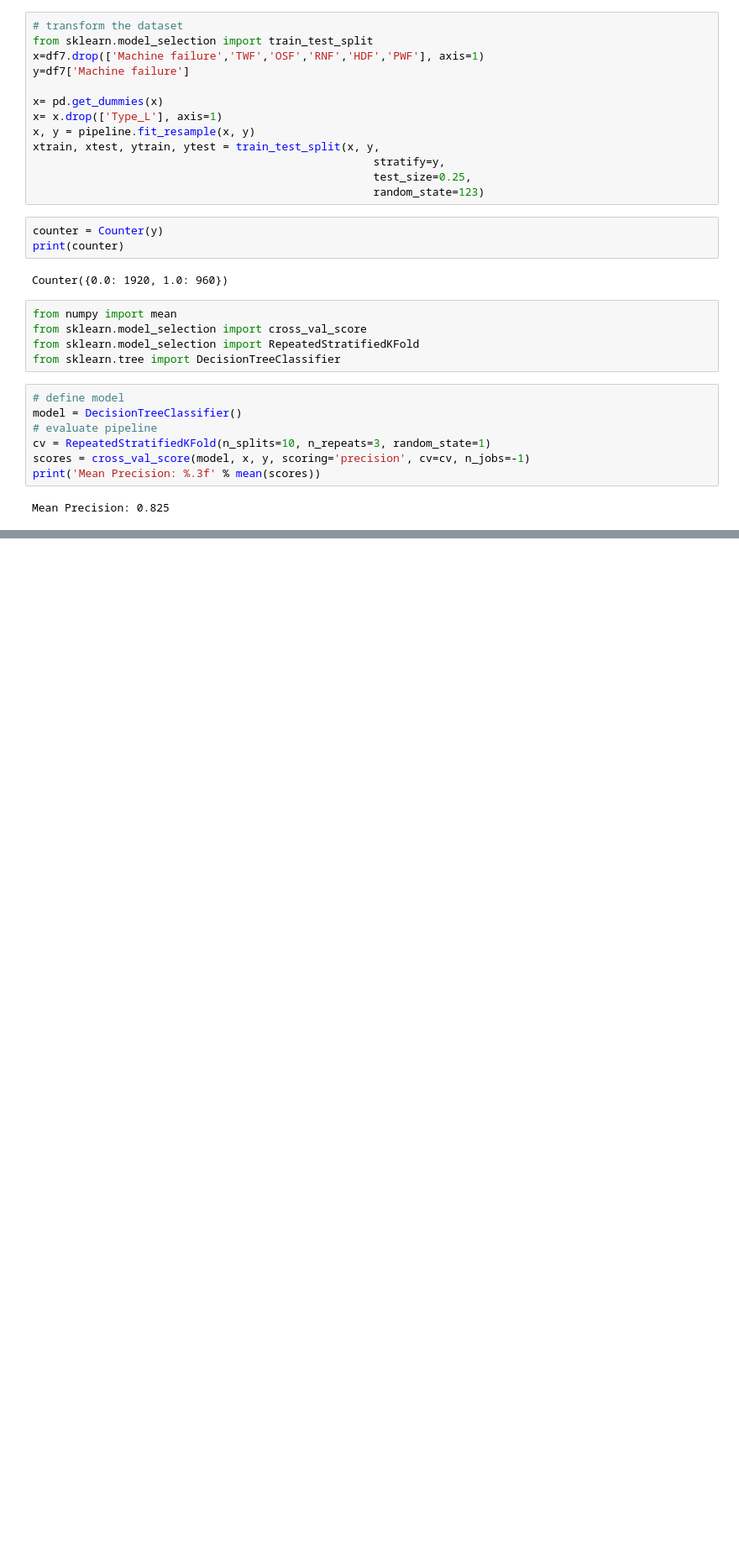
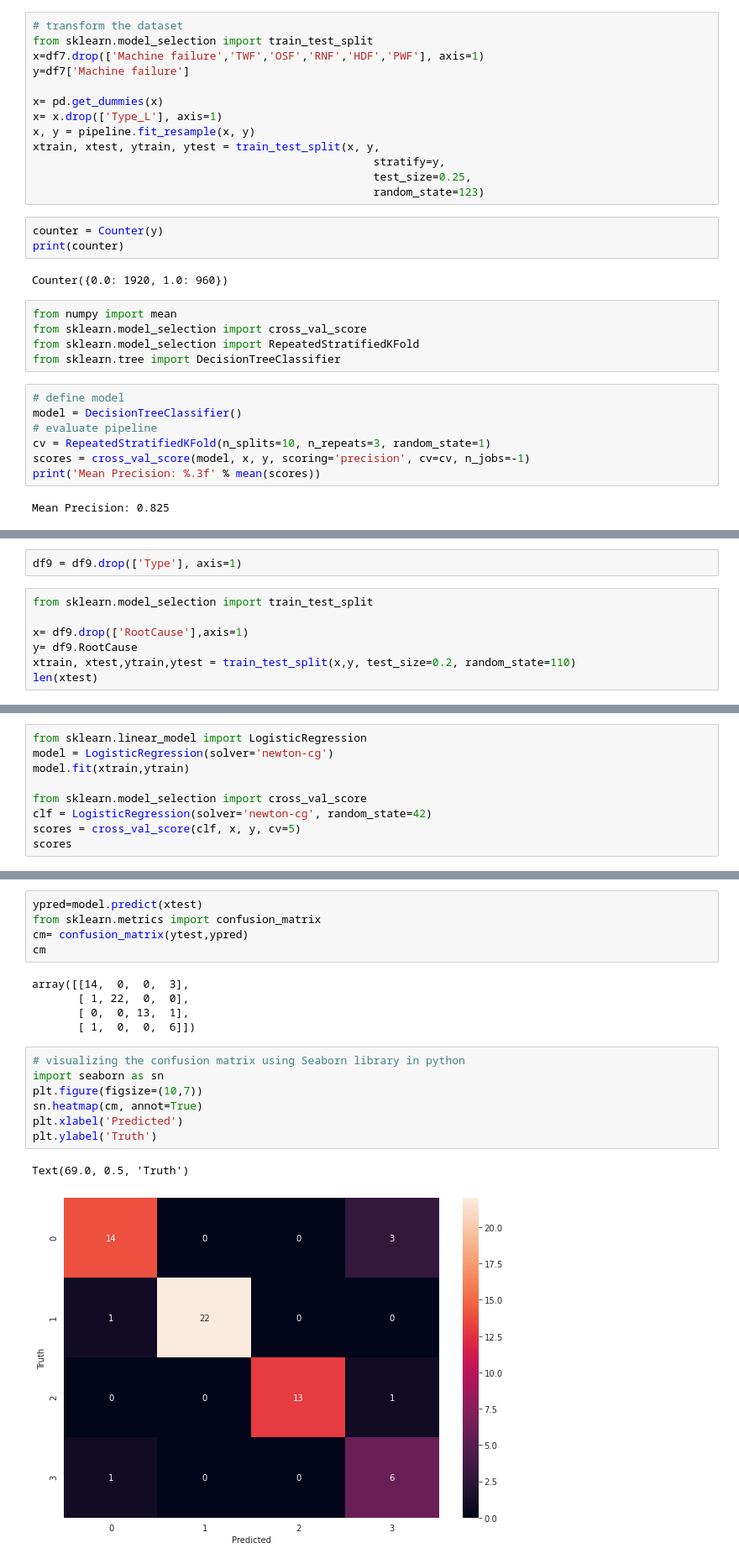
Before and after one commit to AftabUdaipurwala/MLProjects, a Jupyter notebook: Mahindra_Manufacturing_Analytics.ipynb, the cells around one changed output, grey strips where cells are left out. Shown: that part at 84% size. Cells and saved outputs as stored; diff of their text form; blank space fills up the shorter version.

```diff
--- a/Mahindra_Manufacturing_Analytics.ipynb
+++ b/Mahindra_Manufacturing_Analytics.ipynb
@@ -863,0 +1053,9 @@ Requirement already satisfied: joblib>=0.11 in /usr/local/lib/python3.7/dist-pac
+# %%
+df9 = df9.drop(['Type'], axis=1)
+# %%
+from sklearn.model_selection import train_test_split
+
+x= df9.drop(['RootCause'],axis=1)
+y= df9.RootCause
+xtrain, xtest,ytrain,ytest = train_test_split(x,y, test_size=0.2, random_state=110)
+len(xtest)
@@ -863,0 +1064,9 @@ Requirement already satisfied: joblib>=0.11 in /usr/local/lib/python3.7/dist-pac
+# %%
+from sklearn.linear_model import LogisticRegression
+model = LogisticRegression(solver='newton-cg')
+model.fit(xtrain,ytrain)
+
+from sklearn.model_selection import cross_val_score
+clf = LogisticRegression(solver='newton-cg', random_state=42)
+scores = cross_val_score(clf, x, y, cv=5)
+scores
@@ -863,0 +1079,20 @@ Requirement already satisfied: joblib>=0.11 in /usr/local/lib/python3.7/dist-pac
+# %%
+ypred=model.predict(xtest)
+from sklearn.metrics import confusion_matrix
+cm= confusion_matrix(ytest,ypred)
+cm
+# %% [output]
+array([[14,  0,  0,  3],
+       [ 1, 22,  0,  0],
+       [ 0,  0, 13,  1],
+       [ 1,  0,  0,  6]])
+# %%
+# visualizing the confusion matrix using Seaborn library in python
+import seaborn as sn
+plt.figure(figsize=(10,7))
+sn.heatmap(cm, annot=True)
+plt.xlabel('Predicted')
+plt.ylabel('Truth')
+# %% [output]
+Text(69.0, 0.5, 'Truth')
+[figure, added]
```
Also changed, not shown: parts of 64 cells of this notebook.
